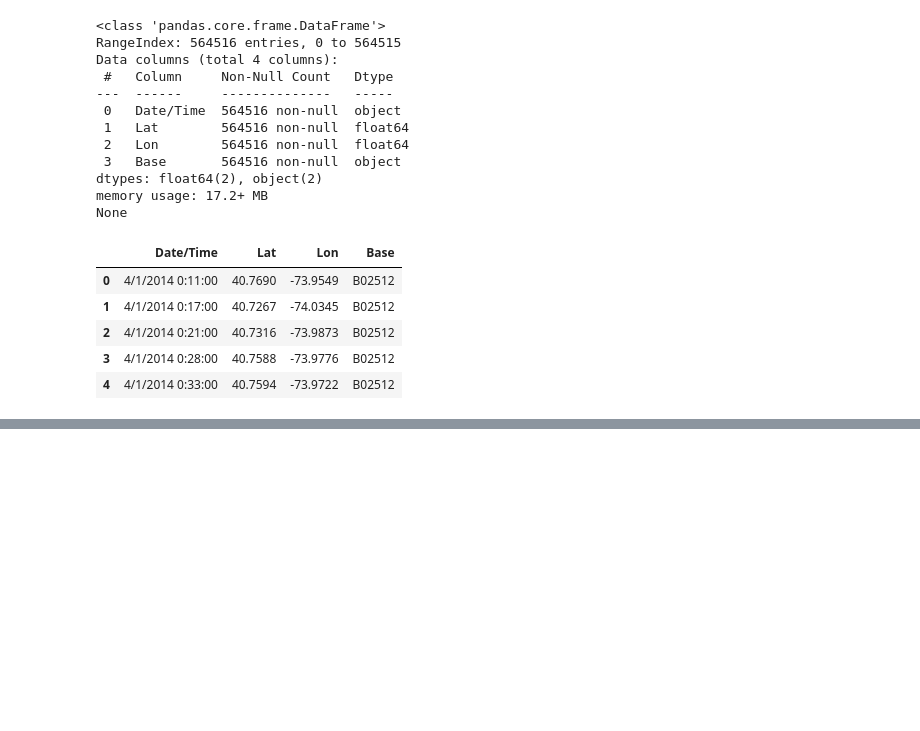
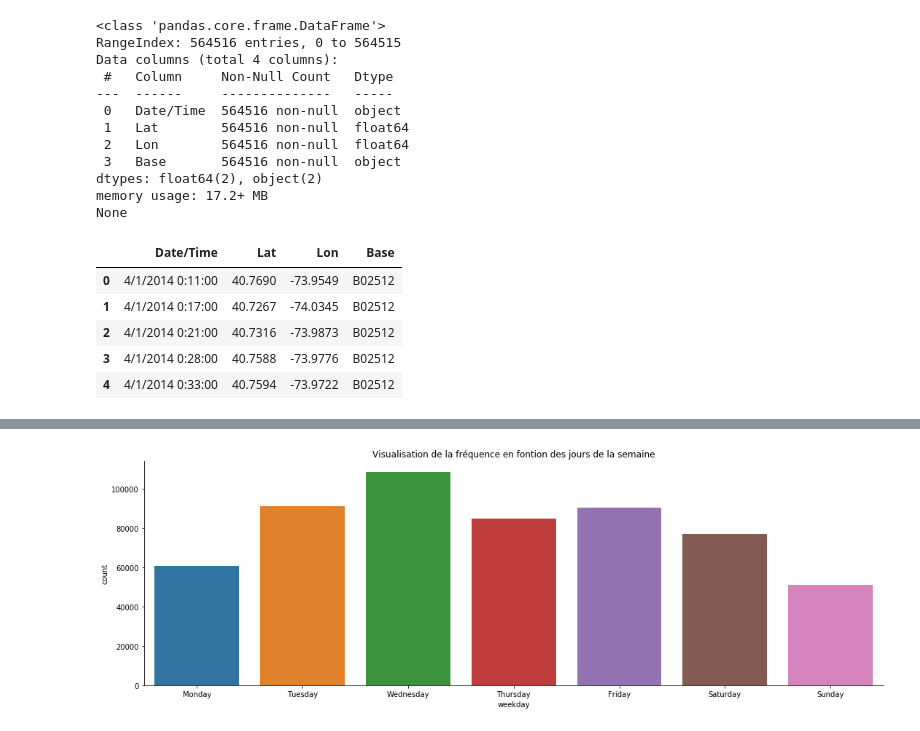
Before and after one commit to DialloYoussouf/Jedhabootcamp_Projects, a Jupyter notebook: Projet -- UBER PICKUPS/Uber-Bokeh.ipynb, the cells around one changed output, grey strips where cells are left out. Saved outputs shown, nothing was run; the diff lists cells and outputs as text; code cells hidden in the pictures; blank space fills up the shorter version.

```diff
--- a/Projet -- UBER PICKUPS/Uber-Bokeh.ipynb
+++ b/Projet -- UBER PICKUPS/Uber-Bokeh.ipynb
@@ -52,0 +51,2 @@ None
+# %%
+data['Date/Time'] = pd.to_datetime(data['Date/Time'])
@@ -52,0 +128,7 @@ None
+# %%
+sns.catplot(data = data, x ='weekday', kind = 'count', height=5, aspect=3)
+plt.xticks(range(7), 'Monday Tuesday Wednesday Thursday Friday Saturday Sunday'.split(' '))
+plt.title('Visualisation de la fréquence en fontion des jours de la semaine')
+plt.show()
+# %% [output]
+[figure, added]
```
Also changed, not shown: parts of 69 cells of this notebook.
